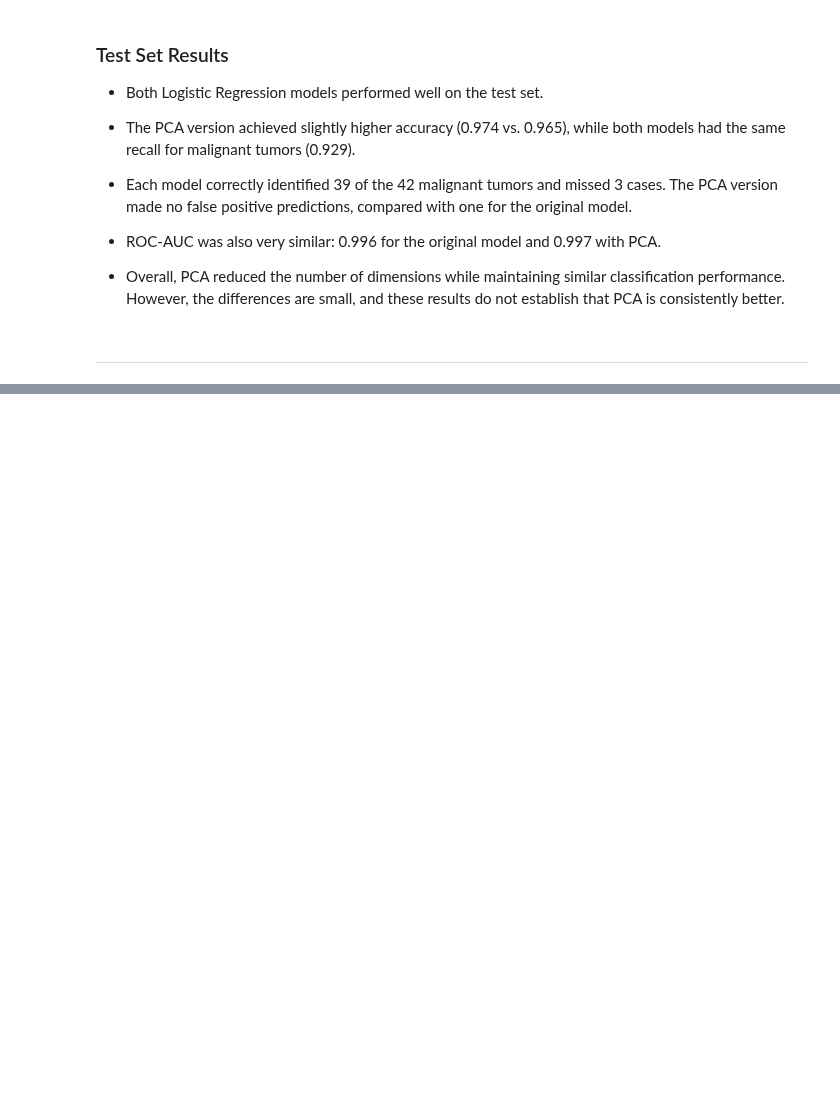
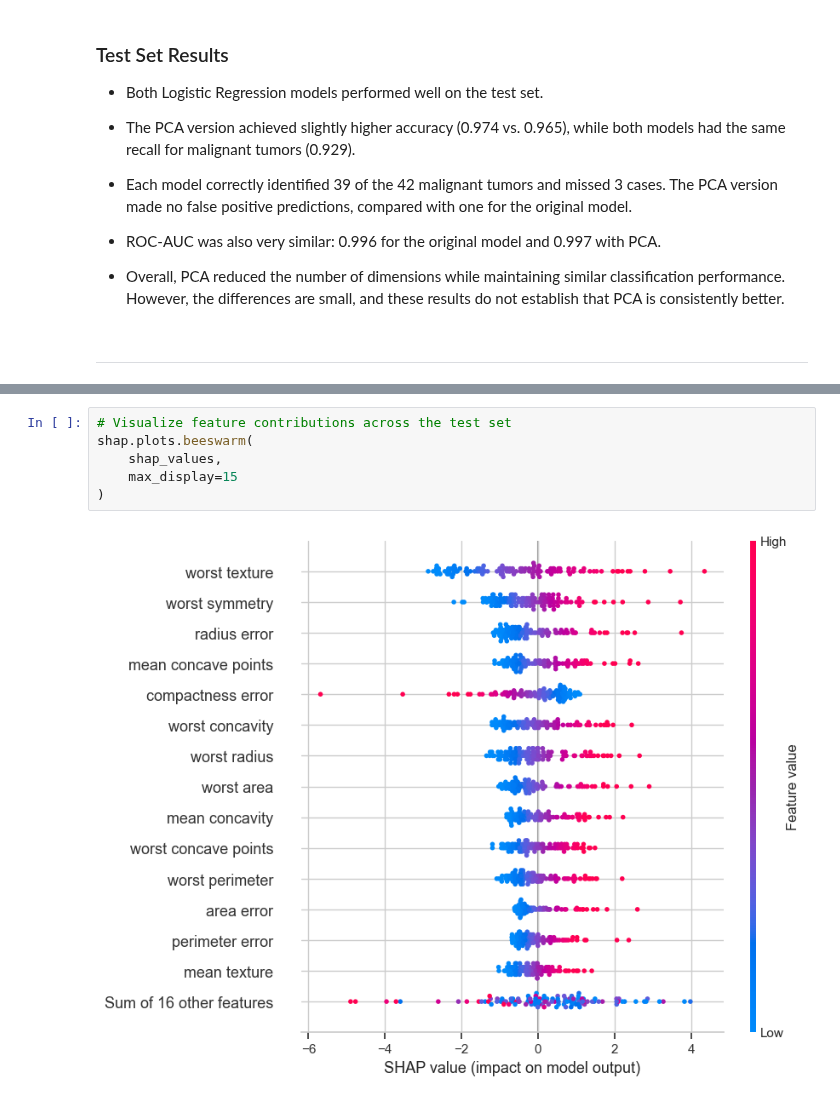
Before and after one commit to sati2799/breast-cancer-classification-ml, a Jupyter notebook: notebooks/breast_cancer_classification.ipynb, the cells around one changed output, grey strips where cells are left out. Drawn from its saved outputs; the diff is of its cells as text; blank space fills up the shorter version.

```diff
--- a/notebooks/breast_cancer_classification.ipynb
+++ b/notebooks/breast_cancer_classification.ipynb
@@ -1124,0 +1142,8 @@ https://seaborn.pydata.org
+# %%
+# Visualize feature contributions across the test set
+shap.plots.beeswarm(
+    shap_values,
+    max_display=15
+)
+# %% [output]
+[figure, added]
```
Also changed, not shown: parts of 26 cells of this notebook.
